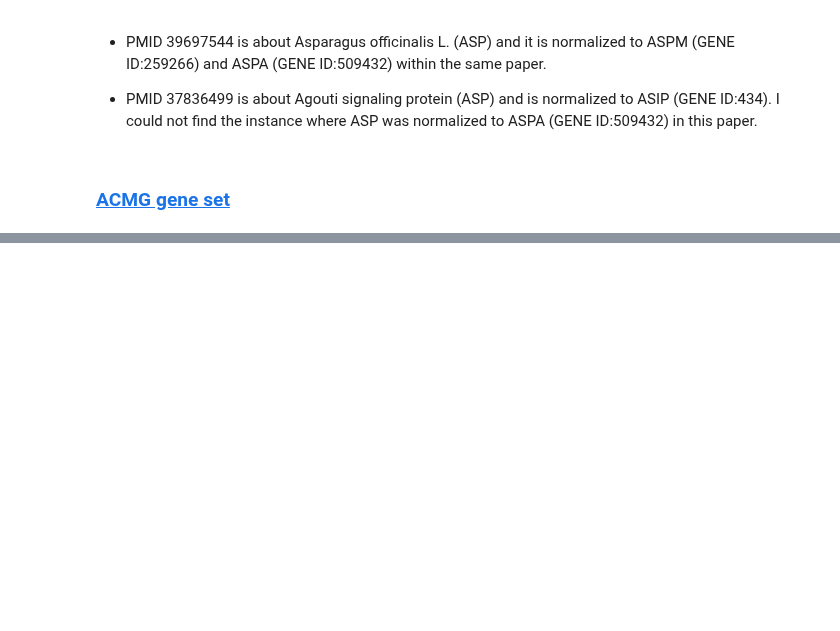
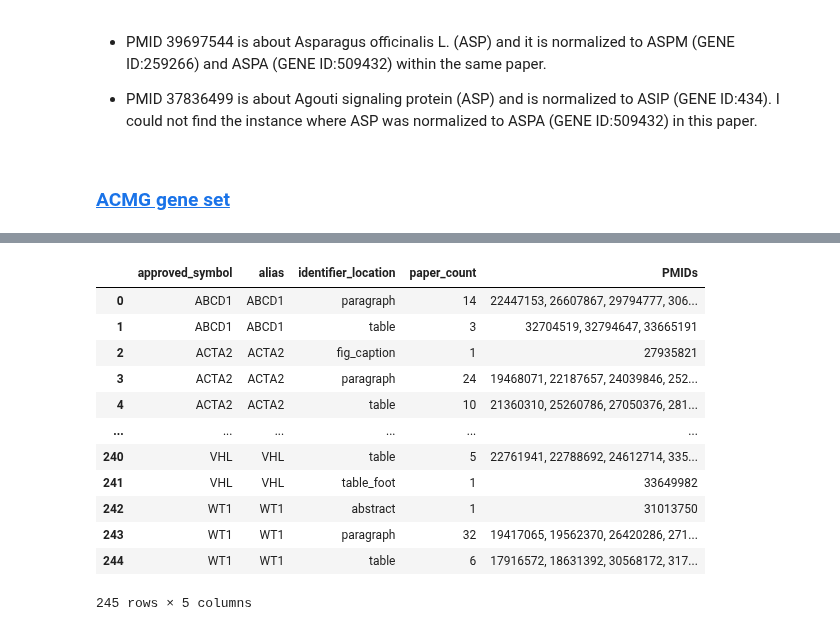
Before and after one commit to cancervariants/gene-jar-analysis, a Jupyter notebook: analysis/gene_ids_in_lit/gene_ids_in_lit.ipynb, the cells around one changed output, grey strips where cells are left out. Drawn from its saved outputs; the diff is of its cells as text; code cells hidden in the pictures; blank space fills up the shorter version.

```diff
--- a/analysis/gene_ids_in_lit/gene_ids_in_lit.ipynb
+++ b/analysis/gene_ids_in_lit/gene_ids_in_lit.ipynb
@@ -610,0 +678,3 @@ summary_df
+# %%
+OUTPUT_DIR = Path("output")
+OUTPUT_DIR.mkdir(parents=True, exist_ok=True)
@@ -611 +739,67 @@ summary_df
+# %%
+location_rows = []
+
+for symbol, result in all_results.items():
+    pair = result["pair"]
+    locations = result["papers_by_section"]
+
+    if not locations:
+        location_rows.append({
+            "approved_symbol": symbol,
+            "alias": pair.alias,
+            "identifier_location": None,
+            "paper_count": 0,
+            "PMIDs": "",
+        })
+
+        continue
+
+    for section, pmids in locations.items():
+        sorted_pmids = sorted(
+            (str(pmid) for pmid in pmids),
+            key=int,
+        )
+
+        location_rows.append({
+            "approved_symbol": symbol,
+            "alias": pair.alias,
+            "identifier_location": section,
+            "paper_count": len(pmids),
+            "PMIDs": ", ".join(sorted_pmids),
+        })
+
+identifier_locations_df = (
+    pd.DataFrame(location_rows)
+    .sort_values(
+        [
+            "alias",
+            "approved_symbol",
+            "identifier_location",
+        ],
+        na_position="last",
+    )
+    .reset_index(drop=True)
+)
+
+identifier_locations_df.to_csv(
+    OUTPUT_DIR
+    / "identifier_locations_summary.csv",
+    index=False,
+)
+
+identifier_locations_df
+# %% [output]
+|  | approved_symbol | alias | identifier_location | paper_count | PMIDs |
+| 0 | ABCD1 | ABCD1 | paragraph | 14 | 22447153, 26607867, 29794777, 306... |
+| 1 | ABCD1 | ABCD1 | table | 3 | 32704519, 32794647, 33665191 |
+| 2 | ACTA2 | ACTA2 | fig_caption | 1 | 27935821 |
+| 3 | ACTA2 | ACTA2 | paragraph | 24 | 19468071, 22187657, 24039846, 252... |
+| 4 | ACTA2 | ACTA2 | table | 10 | 21360310, 25260786, 27050376, 281... |
+| ... | ... | ... | ... | ... | ... |
+| 240 | VHL | VHL | table | 5 | 22761941, 22788692, 24612714, 335... |
+| 241 | VHL | VHL | table_foot | 1 | 33649982 |
+| 242 | WT1 | WT1 | abstract | 1 | 31013750 |
+| 243 | WT1 | WT1 | paragraph | 32 | 19417065, 19562370, 26420286, 271... |
+| 244 | WT1 | WT1 | table | 6 | 17916572, 18631392, 30568172, 317... |
+245 rows × 5 columns
 # %%
```
Also changed, not shown: parts of 8 cells of this notebook, 13 other files.
